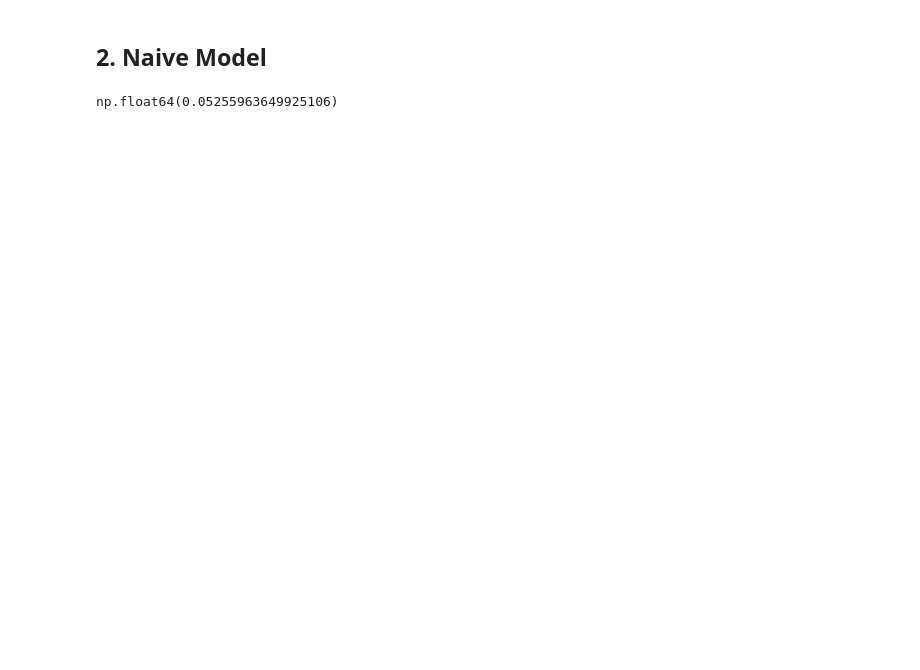
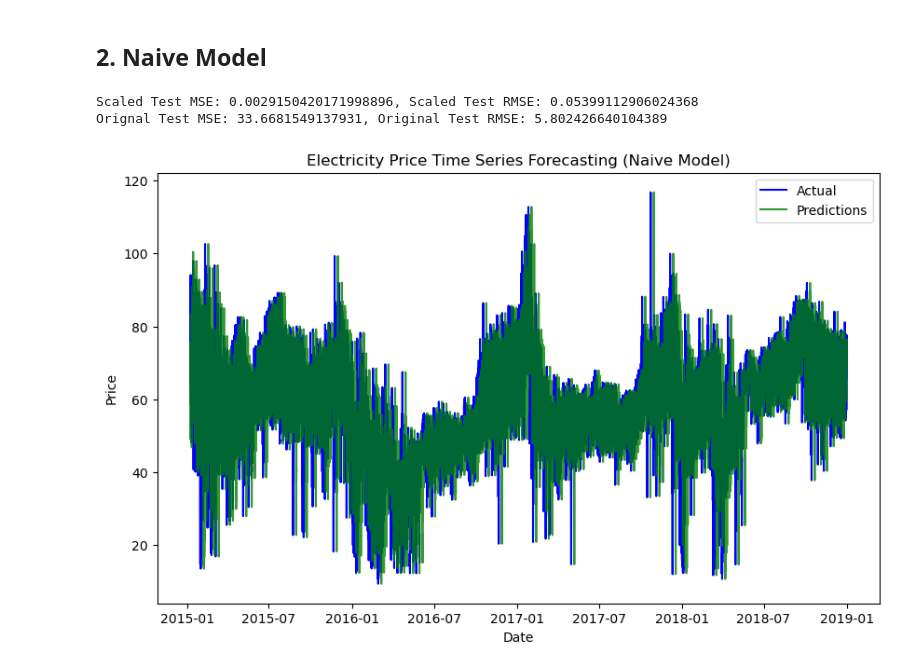
Before and after one commit to maxwebcloud/ep_forecasting, a Jupyter notebook: naive_model.ipynb, the cells around one changed output. Drawn from its saved outputs; the diff is of its cells as text; code cells hidden in the pictures; blank space fills up the shorter version.

Commit message:
naive model updated

```diff
--- a/naive_model.ipynb
+++ b/naive_model.ipynb
@@ -57,4 +44,48 @@ y_test
-# %%
-rmse
-# %% [output]
-np.float64(0.05255963649925106)
+# %%
+#Data Load df_final_viz
+with open("data/df_final_viz.pkl", "rb") as f:
+    df_final = pickle.load(f)
+# %%
+# Seasonal naive für Test Data
+seasonal_lag = 7*24 #lag of one week
+y_test = pd.DataFrame(y_test, columns=['actuals'])
+y_test["predictions"] = y_test["actuals"].shift(seasonal_lag)
+y_test=y_test.iloc[168:]
+
+rmse = np.sqrt(mean_squared_error(y_test["actuals"], y_test["predictions"]))
+mse = mean_squared_error(y_test["actuals"], y_test["predictions"])
+print(f"Scaled Test MSE: {mse}, Scaled Test RMSE: {rmse}")
+
+y_test['actuals'] = scaler_y.inverse_transform(y_test['actuals'].values.reshape(-1, 1))
+y_test['predictions'] = scaler_y.inverse_transform(y_test['predictions'].values.reshape(-1, 1))
+rmse = np.sqrt(mean_squared_error(y_test["actuals"], y_test["predictions"]))
+mse = mean_squared_error(y_test["actuals"], y_test["predictions"])
+print(f"Orignal Test MSE: {mse}, Original Test RMSE: {rmse}")
+# %% [output]
+Scaled Test MSE: 0.0029150420171998896, Scaled Test RMSE: 0.05399112906024368
+Orignal Test MSE: 33.6681549137931, Original Test RMSE: 5.802426640104389
+# %%
+# Seasonal naive für gesamten Datensatz (zum Plotten)
+seasonal_lag = 7*24 #lag of one week
+target = pd.DataFrame(df_final, columns=['price actual'])
+target["predictions"] = target["price actual"].shift(seasonal_lag)
+
+
+target=target.iloc[168:]
+
+# Plot of the forecast
+plt.figure(figsize=(10, 6))
+
+# Plot of actual values
+plt.plot(target['price actual'], label='Actual', color='blue')
+
+# Plot of training forecast
+plt.plot(target["predictions"], label='Predictions', color='green', alpha=0.8)
+
+plt.title('Electricity Price Time Series Forecasting (Naive Model)')
+plt.xlabel('Date')
+plt.ylabel('Price')
+plt.legend()
+plt.show()
+# %% [output]
+[figure, added]
```
Also changed, not shown: parts of 4 cells of this notebook.
